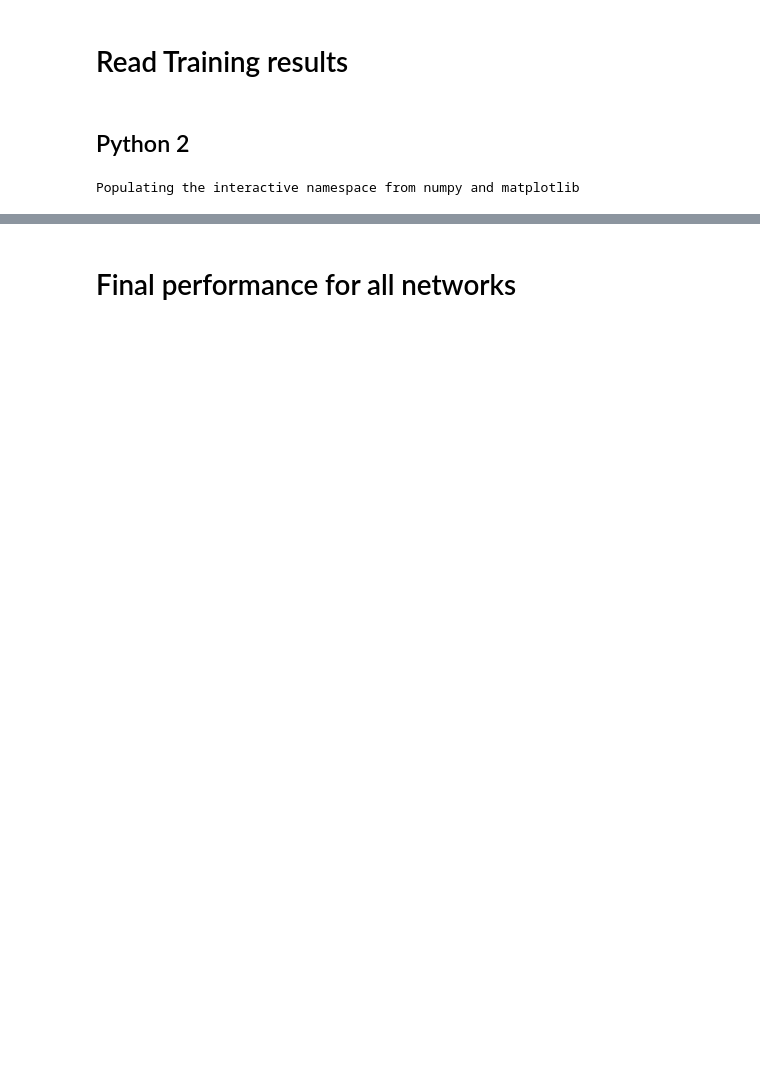
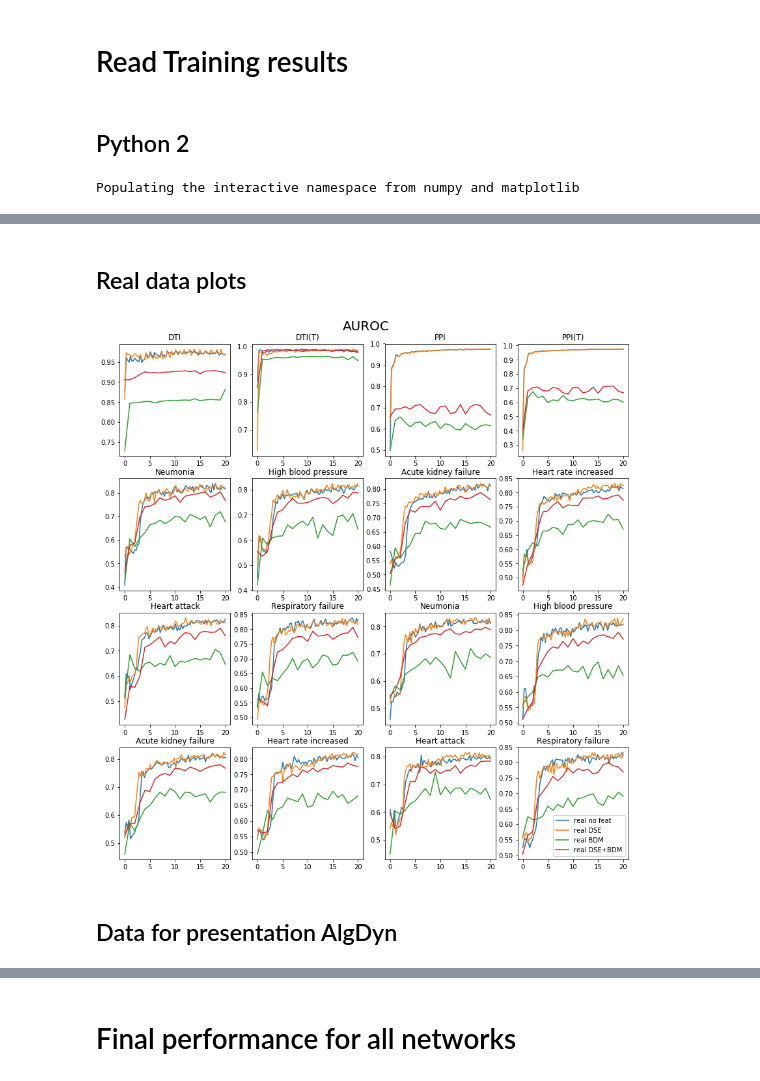
Before and after one commit to diitaz93/Master-Thesis, a Jupyter notebook: training_results.ipynb, the cells around one changed output, grey strips where cells are left out. Cells and saved outputs as stored; diff of their text form; code cells hidden in the pictures; blank space fills up the shorter version.

```diff
--- a/training_results.ipynb
+++ b/training_results.ipynb
@@ -18,0 +197,4 @@ Populating the interactive namespace from numpy and matplotlib
+# %%
+data = np.zeros([16,72,4,2])
+perf = np.zeros([3,2])
+epochs = np.linspace(0,20,72)
@@ -19,3 +322,25 @@ Populating the interactive namespace from numpy and matplotlib
+# %% [markdown]
+## Real data plots
+# %%
+m = 0 #index of metric
+figure(figsize=[14,10])
+suptitle(metric[m], fontsize=14)
+dims = np.shape(new_data)
+for i in range(len(ses)):
+    subplot(4,4,i+1)
+    plot(epochs,data[i,:,m,0],label='real no feat')
+    plot(epochs,data[i,:,m,1],label='real DSE')
+    plot(new_epochs,new_data[i,:,m,0],label='real BDM')
+    plot(new_epochs,new_data[i,:,m,1],label='real DSE+BDM')
+    title(ses[i])
+    subplots_adjust(left=None, bottom=0.1, right=None, top=1.2, wspace=None, hspace=None)
+legend(loc='lower right')
+suptitle(metric[m], fontsize=20,y=1.25)
+show()
+# %% [output]
+[figure, added]
+# %% [markdown]
+## Data for presentation AlgDyn
 # %%
 # Data structure loading
 filename = './data/data_structures/DECAGON_real_reduced_DSE'
```
Also changed, not shown: parts of 30 cells of this notebook, 6 other files.
